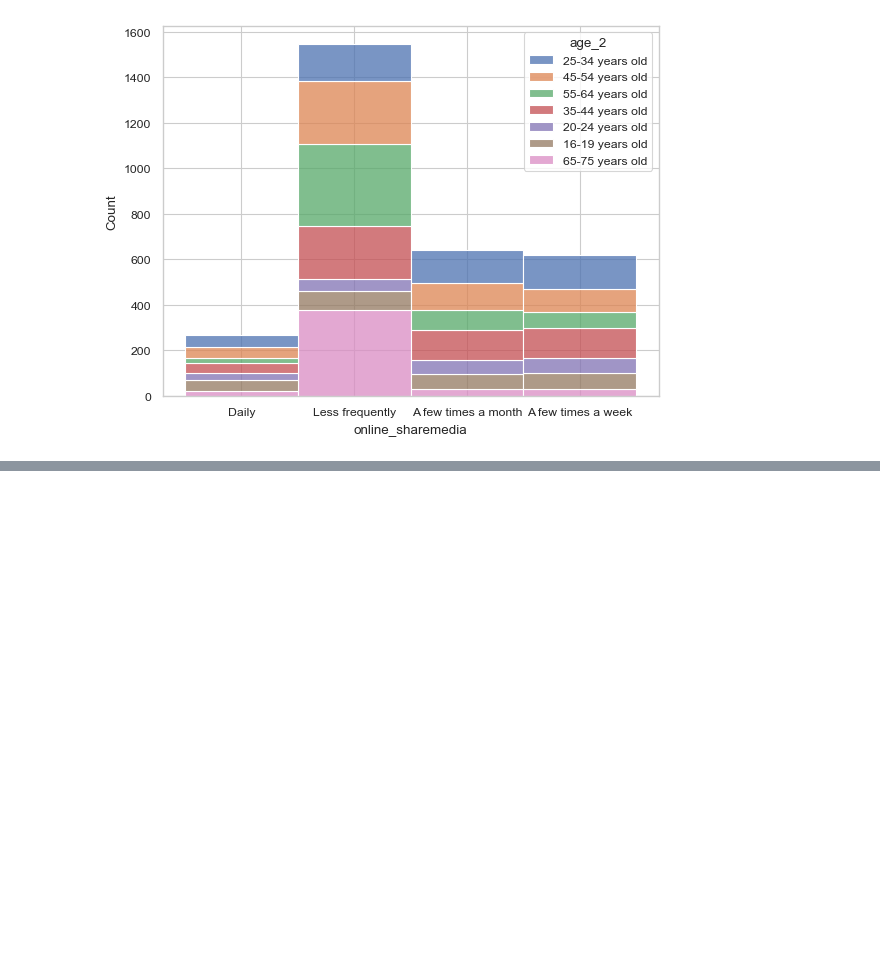
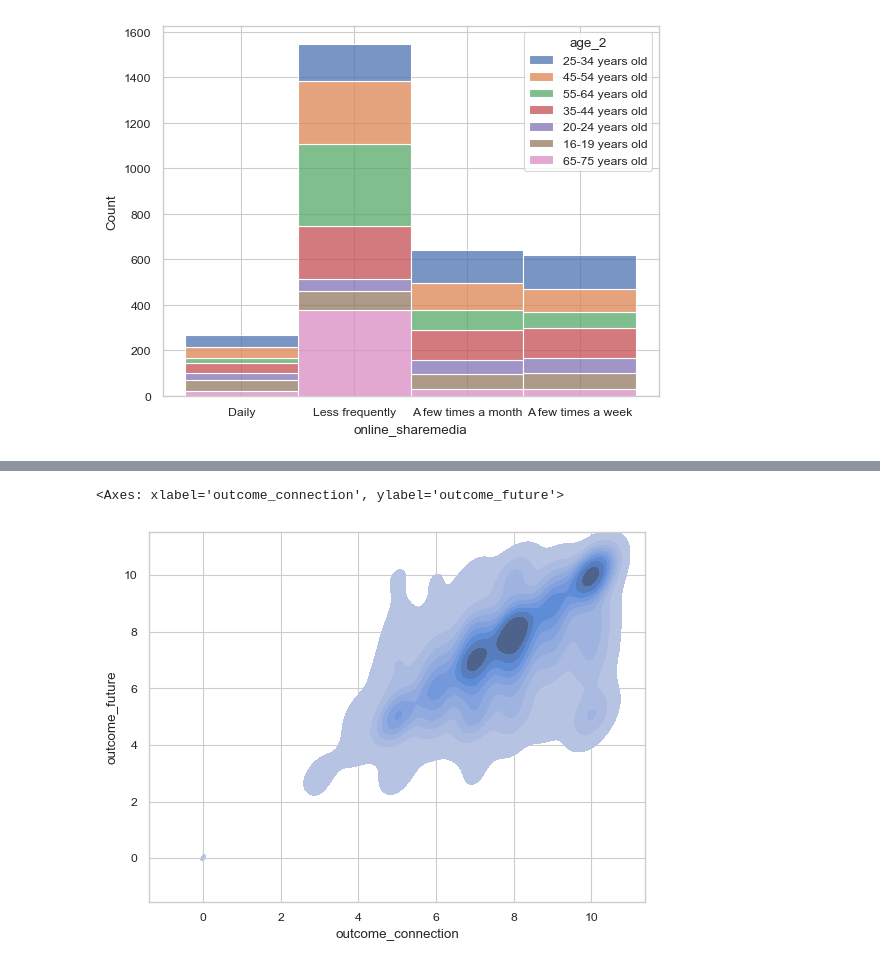
Before and after one commit to lesterlxy/JDE_interim, a Jupyter notebook: socialvalues.ipynb, the cells around one changed output, grey strips where cells are left out. Cells and saved outputs as stored; diff of their text form; code cells hidden in the pictures; blank space fills up the shorter version.

```diff
--- a/socialvalues.ipynb
+++ b/socialvalues.ipynb
@@ -219,0 +228,5 @@ sns.histplot(df, x="online_sharemedia", hue="age_2", multiple="stack")
+# %%
+sns.kdeplot(df, x="outcome_connection", y="outcome_future", fill=True)
+# %% [output]
+<Axes: xlabel='outcome_connection', ylabel='outcome_future'>
+[figure, added]
```
Also changed, not shown: parts of 2 cells of this notebook.
